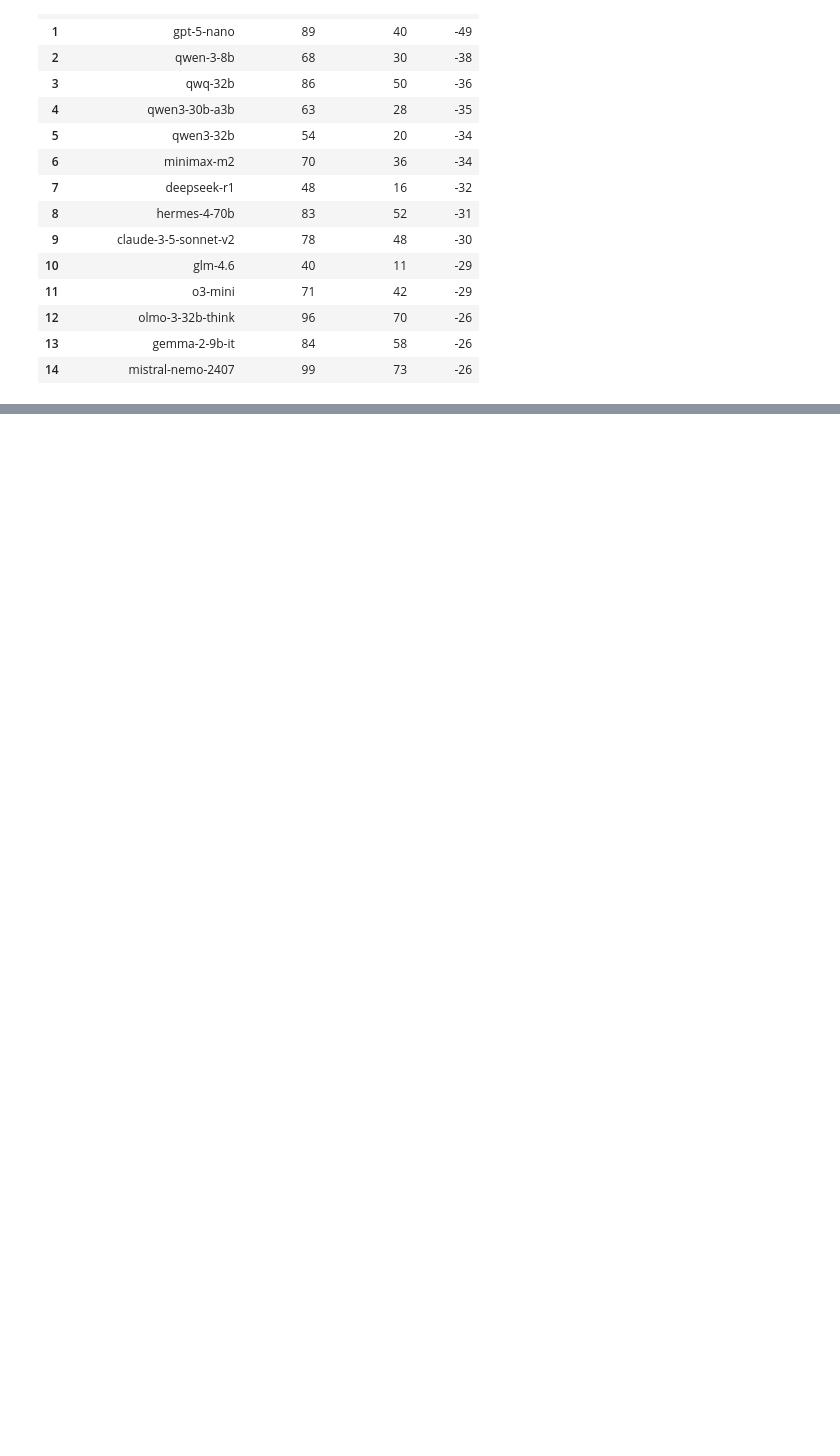
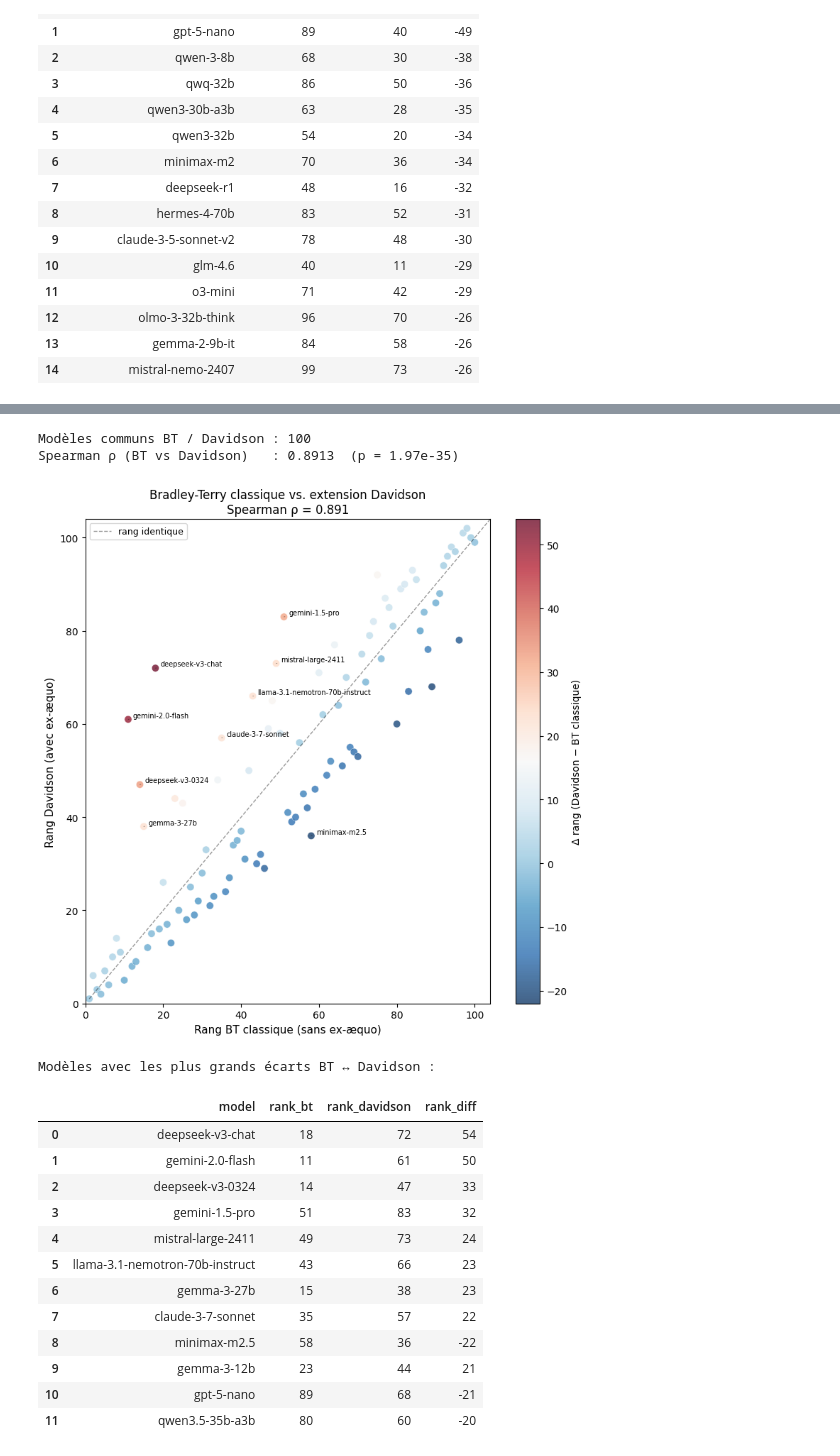
Before and after one commit to SarahL-1720/llm-creativity-eval, a Jupyter notebook: question2.ipynb, the cells around one changed output, grey strips where cells are left out. Cells and saved outputs as stored; diff of their text form; code cells hidden in the pictures; blank space fills up the shorter version.

```diff
--- a/question2.ipynb
+++ b/question2.ipynb
@@ -424,0 +847,74 @@ Modèles avec les plus grands écarts de classement :
+# %%
+from scipy.stats import spearmanr
+import matplotlib.pyplot as plt
+
+# ── Comparaison BT classique vs Davidson ────────────────────────────────────
+# Joindre sur les modèles communs
+df_bt_sub = df_rank_global[['model', 'rank']].rename(columns={'rank': 'rank_bt'})
+df_cmp = df_bt_sub.merge(
+    df_rank_davidson[['model', 'rank_davidson']],
+    on='model'
+)
+
+rho_btd, pval_btd = spearmanr(df_cmp['rank_bt'], df_cmp['rank_davidson'])
+print(f"Modèles communs BT / Davidson : {len(df_cmp)}")
+print(f"Spearman ρ (BT vs Davidson)   : {rho_btd:.4f}  (p = {pval_btd:.2e})")
+
+# ── Scatter plot ─────────────────────────────────────────────────────────────
+df_cmp['rank_diff'] = df_cmp['rank_davidson'] - df_cmp['rank_bt']
+df_cmp['abs_diff']  = df_cmp['rank_diff'].abs()
+threshold_dav = df_cmp['abs_diff'].nlargest(8).min()
+
+fig, ax = plt.subplots(figsize=(8, 8))
+sc = ax.scatter(
+    df_cmp['rank_bt'], df_cmp['rank_davidson'],
+    c=df_cmp['rank_diff'], cmap='RdBu_r',
+    s=55, alpha=0.75, edgecolors='white', linewidths=0.4
+)
+plt.colorbar(sc, ax=ax, label='Δ rang (Davidson − BT classique)')
+
+lim = max(df_cmp[['rank_bt', 'rank_davidson']].max()) + 2
+ax.plot([1, lim], [1, lim], 'k--', lw=1, alpha=0.4, label='rang identique')
+
+for _, row in df_cmp[df_cmp['abs_diff'] >= threshold_dav].iterrows():
+    ax.annotate(
+        row['model'], xy=(row['rank_bt'], row['rank_davidson']),
+        fontsize=7, xytext=(5, 2), textcoords='offset points',
+        arrowprops=dict(arrowstyle='-', lw=0.5, alpha=0.5)
+    )
+
+ax.set_xlabel("Rang BT classique (sans ex-æquo)", fontsize=11)
+ax.set_ylabel("Rang Davidson (avec ex-æquo)", fontsize=11)
+ax.set_title(
+    f"Bradley-Terry classique vs. extension Davidson\nSpearman ρ = {rho_btd:.3f}",
+    fontsize=12
+)
+ax.legend(fontsize=9)
+ax.set_xlim(0, lim); ax.set_ylim(0, lim)
+plt.tight_layout()
+plt.show()
+
+print("\nModèles avec les plus grands écarts BT ↔ Davidson :")
+display(
+    df_cmp.sort_values('abs_diff', ascending=False)
+          .head(12)[['model', 'rank_bt', 'rank_davidson', 'rank_diff']]
+          .reset_index(drop=True)
+)
+# %% [output]
+Modèles communs BT / Davidson : 100
+Spearman ρ (BT vs Davidson)   : 0.8913  (p = 1.97e-35)
+[figure, added]
+Modèles avec les plus grands écarts BT ↔ Davidson :
+|  | model | rank_bt | rank_davidson | rank_diff |
+| 0 | deepseek-v3-chat | 18 | 72 | 54 |
+| 1 | gemini-2.0-flash | 11 | 61 | 50 |
+| 2 | deepseek-v3-0324 | 14 | 47 | 33 |
+| 3 | gemini-1.5-pro | 51 | 83 | 32 |
+| 4 | mistral-large-2411 | 49 | 73 | 24 |
+| 5 | llama-3.1-nemotron-70b-instruct | 43 | 66 | 23 |
+| 6 | gemma-3-27b | 15 | 38 | 23 |
+| 7 | claude-3-7-sonnet | 35 | 57 | 22 |
+| 8 | minimax-m2.5 | 58 | 36 | -22 |
+| 9 | gemma-3-12b | 23 | 44 | 21 |
+| 10 | gpt-5-nano | 89 | 68 | -21 |
+| 11 | qwen3.5-35b-a3b | 80 | 60 | -20 |
```
Also changed, not shown: parts of 11 cells of this notebook.
